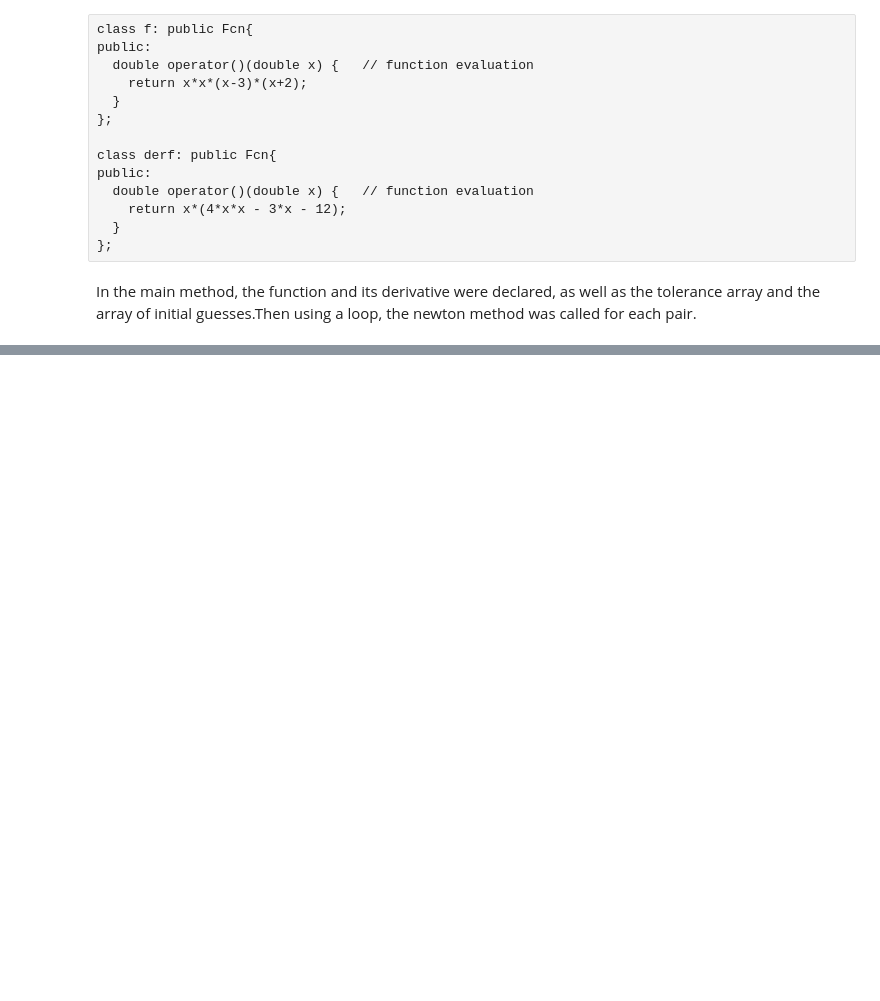
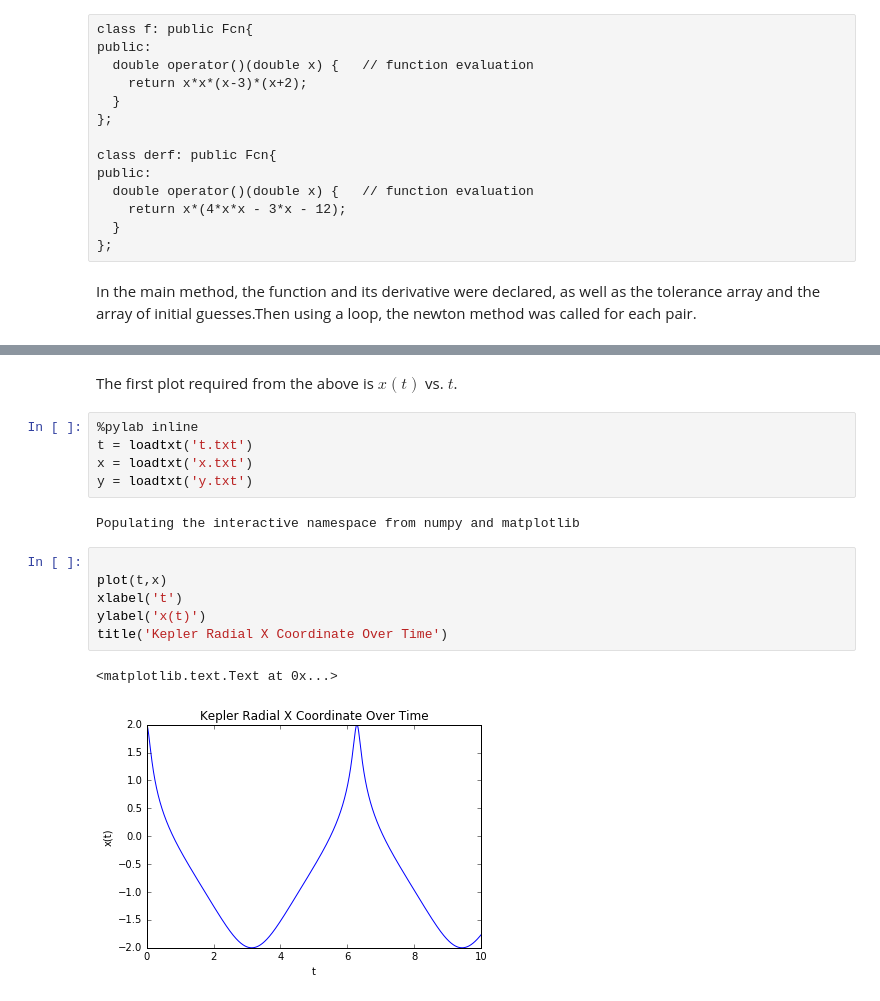
Before and after one commit to popov95s/MATH3316, a Jupyter notebook: Project2/project2.ipynb, the cells around one changed output, grey strips where cells are left out. Saved outputs shown, nothing was run; the diff lists cells and outputs as text; blank space fills up the shorter version.

```diff
--- a/Project2/project2.ipynb
+++ b/Project2/project2.ipynb
@@ -178,0 +357,18 @@ int main(){
+# %% [markdown]
+The first plot required from the above is $x(t)$ vs. $t$.
+# %%
+%pylab inline
+t = loadtxt('t.txt')
+x = loadtxt('x.txt')
+y = loadtxt('y.txt')
+# %% [output]
+Populating the interactive namespace from numpy and matplotlib
+# %%
+
+plot(t,x)
+xlabel('t')
+ylabel('x(t)')
+title('Kepler Radial X Coordinate Over Time')
+# %% [output]
+<matplotlib.text.Text at 0x...>
+[figure, added]
```
Also changed, not shown: parts of 25 cells of this notebook, 11 other files.
